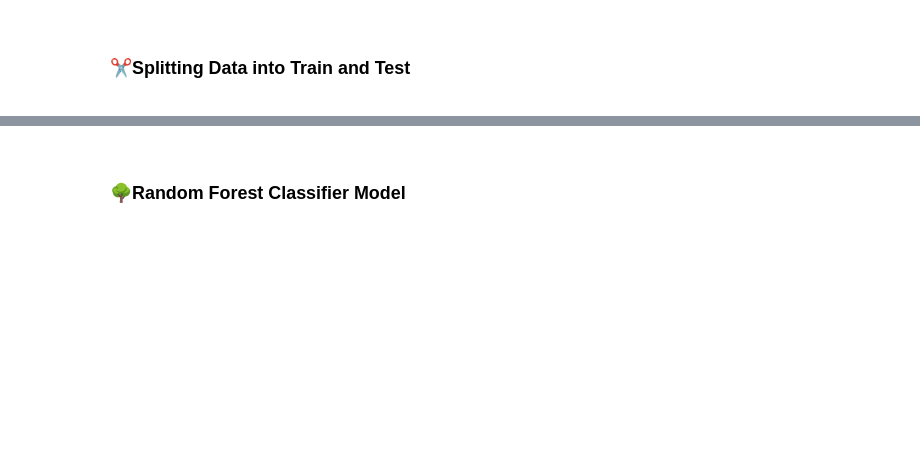
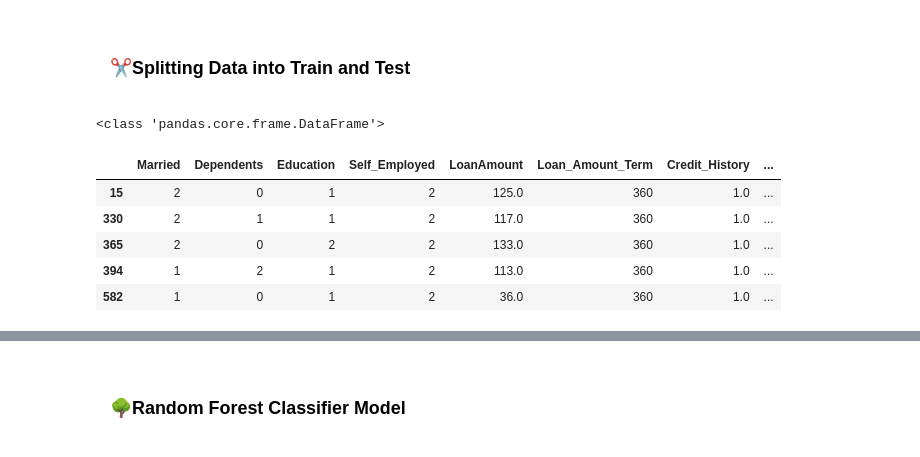
Before and after one commit to ksericpro/homeloanaproval-streamlit, a Jupyter notebook: training/Home_Loan_Approval_Prediction.ipynb, the cells around one changed output, grey strips where cells are left out. Drawn from its saved outputs; the diff is of its cells as text; code cells hidden in the pictures; blank space fills up the shorter version.

```diff
--- a/training/Home_Loan_Approval_Prediction.ipynb
+++ b/training/Home_Loan_Approval_Prediction.ipynb
@@ -578,3 +578,14 @@ y = ml_loan_data['Loan_Status']
 # %%
 from sklearn.model_selection import train_test_split
 X_train,X_test,y_train,y_test = train_test_split(X,y,test_size=0.2)
+# %%
+print(type(X_train))
+X_train.head()
+# %% [output]
+<class 'pandas.core.frame.DataFrame'>
+|  | Married | Dependents | Education | Self_Employed | LoanAmount | Loan_Amount_Term | Credit_History | ... |
+| 15 | 2 | 0 | 1 | 2 | 125.0 | 360 | 1.0 | ... |
+| 330 | 2 | 1 | 1 | 2 | 117.0 | 360 | 1.0 | ... |
+| 365 | 2 | 0 | 2 | 2 | 133.0 | 360 | 1.0 | ... |
+| 394 | 1 | 2 | 1 | 2 | 113.0 | 360 | 1.0 | ... |
+| 582 | 1 | 0 | 1 | 2 | 36.0 | 360 | 1.0 | ... |
```
Also changed, not shown: parts of 4 cells of this notebook, 1 other file.
